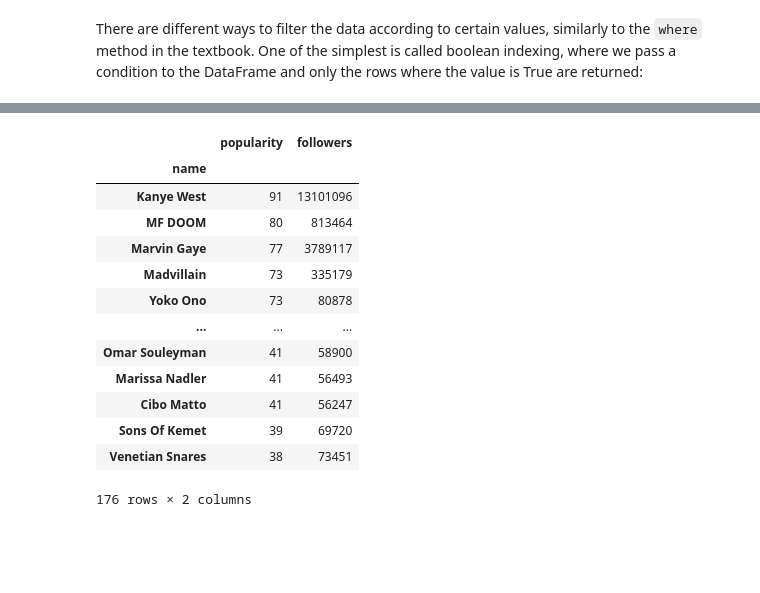
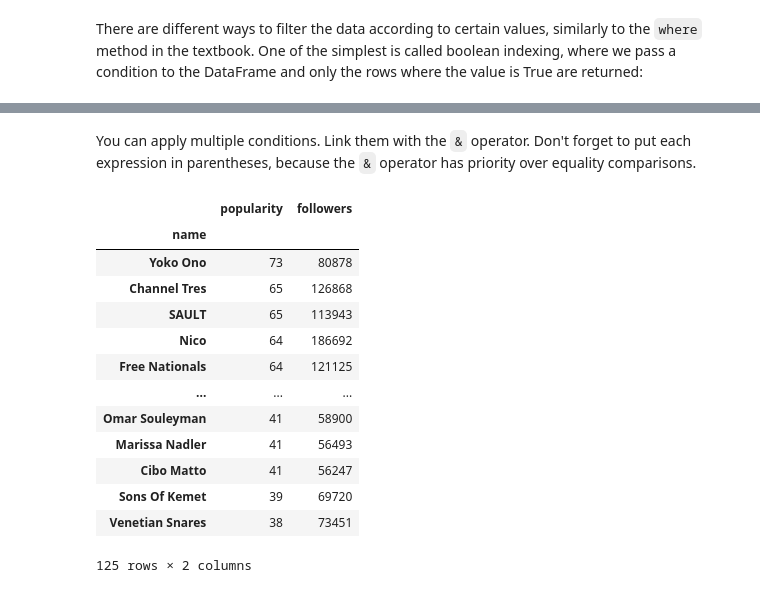
Before and after one commit to JimmyLamothe/dataspot, a Jupyter notebook: dataspot.ipynb, the cells around one changed output, grey strips where cells are left out. Saved outputs shown, nothing was run; the diff lists cells and outputs as text; code cells hidden in the pictures; blank space fills up the shorter version.

```diff
--- a/dataspot.ipynb
+++ b/dataspot.ipynb
@@ -313,17 +336,19 @@ There are different ways to filter the data according to certain values, similar
+# %% [markdown]
+You can apply multiple conditions. Link them with the `&` operator. Don't forget to put each expression in parentheses, because the `&` operator has priority over equality comparisons.
 # %%
-artist_popularity[artist_popularity['followers'] > 50000]
+artist_popularity[(artist_popularity.followers > 50000) & (artist_popularity.followers < 200000)]
 # %% [output]
 |  | popularity | followers |
 | name |  |  |
-| Kanye West | 91 | 13101096 |
-| MF DOOM | 80 | 813464 |
-| Marvin Gaye | 77 | 3789117 |
-| Madvillain | 73 | 335179 |
 | Yoko Ono | 73 | 80878 |
+| Channel Tres | 65 | 126868 |
+| SAULT | 65 | 113943 |
+| Nico | 64 | 186692 |
+| Free Nationals | 64 | 121125 |
 | ... | ... | ... |
 | Omar Souleyman | 41 | 58900 |
 | Marissa Nadler | 41 | 56493 |
 | Cibo Matto | 41 | 56247 |
 | Sons Of Kemet | 39 | 69720 |
 | Venetian Snares | 38 | 73451 |
-176 rows × 2 columns
+125 rows × 2 columns
```
Also changed, not shown: parts of 23 cells of this notebook.
